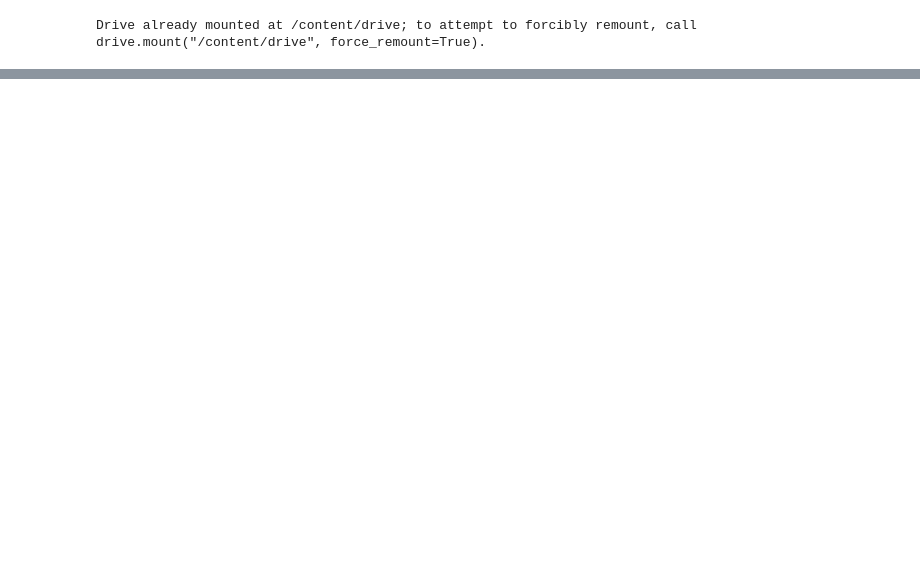
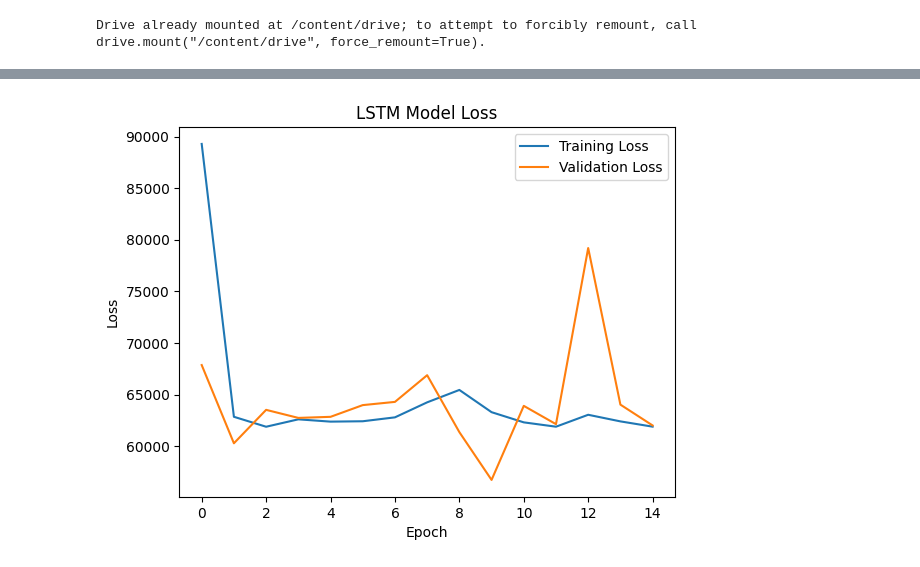
Before and after one commit to royzhou-dev/options-pricing, a Jupyter notebook: notebooks/rnn.ipynb, the cells around one changed output, grey strips where cells are left out. Saved outputs shown, nothing was run; the diff lists cells and outputs as text; code cells hidden in the pictures; blank space fills up the shorter version.

```diff
--- a/notebooks/rnn.ipynb
+++ b/notebooks/rnn.ipynb
@@ -223,0 +100,14 @@ WARNING:absl:Found untraced functions such as _update_step_xla, gru_cell_layer_c
+# %%
+# define LSTM model architecture
+model = Sequential()
+model.add(LSTM(50, return_sequences = True, input_shape = (X_train_3D.shape[1], X_train_3D.shape[2])))
+model.add(LSTM(50))
+model.add(Dense(1))
+
+model.compile(loss = "mse", optimizer = Adam())
+# %%
+lstm = model.fit(X_train_3D,
+                 y_train,
+                 epochs = 15,
+                 batch_size = 32,
+                 validation_split = 0.2)
@@ -223,0 +132,10 @@ WARNING:absl:Found untraced functions such as _update_step_xla, gru_cell_layer_c
+# %%
+plt.plot(lstm.history['loss'])
+plt.plot(lstm.history['val_loss'])
+plt.title("LSTM Model Loss")
+plt.xlabel('Epoch')
+plt.ylabel('Loss')
+plt.legend(['Training Loss', 'Validation Loss'])
+plt.show()
+# %% [output]
+[figure, added]
```
Also changed, not shown: parts of 42 cells of this notebook, 15 other files.
